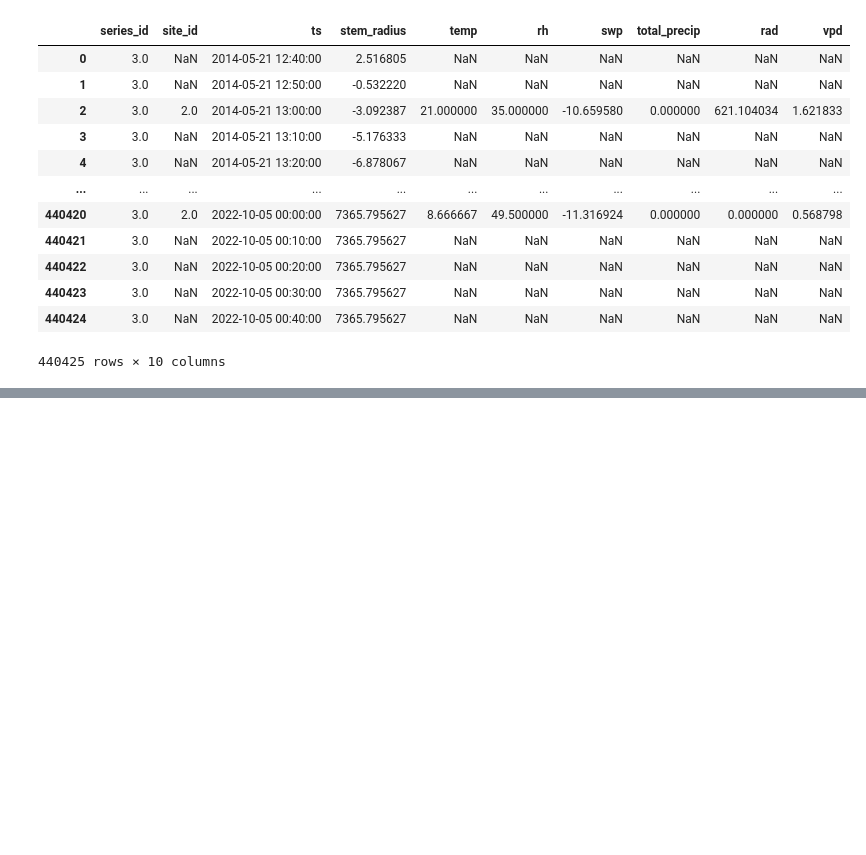
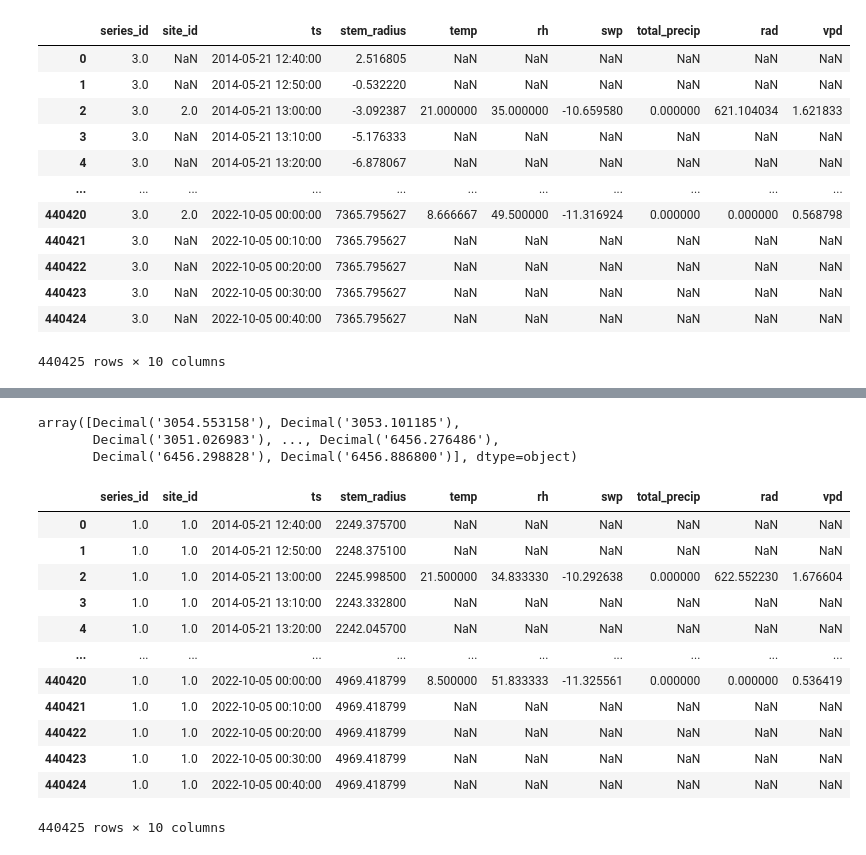
Before and after one commit to treenet/treenetai, a Jupyter notebook: task_scripts/raw_data_elaboration.ipynb, the cells around one changed output, grey strips where cells are left out. Saved outputs shown, nothing was run; the diff lists cells and outputs as text; code cells hidden in the pictures; blank space fills up the shorter version.

```diff
--- a/task_scripts/raw_data_elaboration.ipynb
+++ b/task_scripts/raw_data_elaboration.ipynb
@@ -15,7 +8,7 @@ To enable the following instructions: AVX2 FMA, in other operations, rebuild Ten
 # %%
-meta = dpl.load_dataframe("/home/lukovic/data/treenet/server_data/metadata.pkl")
-dendro = dpl.load_dataframe("/home/lukovic/data/treenet/server_data/data_dendro_lm.pkl")
-clima = dpl.load_dataframe("/home/lukovic/data/treenet/server_data/data_meteo_l2.pkl")
+meta = dpl.load_dataframe("/storage/lukovic/Data/FORWARDS/treenet/server_data/metadata.pkl")
+dendro = dpl.load_dataframe("/storage/lukovic/Data/FORWARDS/treenet/server_data/data_dendro_lm.pkl")
+clima = dpl.load_dataframe("/storage/lukovic/Data/FORWARDS/treenet/server_data/data_meteo_l2.pkl")
 # %%
 meta
 # %% [output]
@@ -299,2 +271,2 @@ df[1]
 # %%
-combined_data = dpl.load_dataframe("/storage/lukovic/Data/FORWARDS/treenet/server_data/combined_dendro_climate.pkl")
+combined_data = dpl.load_dataframe("/storage/lukovic/Data/FORWARDS/treenet/server_data/combined_dendro_climate_dictionary.pkl")
@@ -316,0 +296,24 @@ combined_data[2]
+# %%
+a = combined_data[1]
+# %%
+np.asarray(a['stem_radius'])
+# %% [output]
+array([Decimal('3054.553158'), Decimal('3053.101185'),
+       Decimal('3051.026983'), ..., Decimal('6456.276486'),
+       Decimal('6456.298828'), Decimal('6456.886800')], dtype=object)
+# %%
+a
+# %% [output]
+|  | series_id | site_id | ts | stem_radius | temp | rh | swp | total_precip | rad | vpd |
+| 0 | 1.0 | 1.0 | 2014-05-21 12:40:00 | 2249.375700 | NaN | NaN | NaN | NaN | NaN | NaN |
+| 1 | 1.0 | 1.0 | 2014-05-21 12:50:00 | 2248.375100 | NaN | NaN | NaN | NaN | NaN | NaN |
+| 2 | 1.0 | 1.0 | 2014-05-21 13:00:00 | 2245.998500 | 21.500000 | 34.833330 | -10.292638 | 0.000000 | 622.552230 | 1.676604 |
+| 3 | 1.0 | 1.0 | 2014-05-21 13:10:00 | 2243.332800 | NaN | NaN | NaN | NaN | NaN | NaN |
+| 4 | 1.0 | 1.0 | 2014-05-21 13:20:00 | 2242.045700 | NaN | NaN | NaN | NaN | NaN | NaN |
+| ... | ... | ... | ... | ... | ... | ... | ... | ... | ... | ... |
+| 440420 | 1.0 | 1.0 | 2022-10-05 00:00:00 | 4969.418799 | 8.500000 | 51.833333 | -11.325561 | 0.000000 | 0.000000 | 0.536419 |
+| 440421 | 1.0 | 1.0 | 2022-10-05 00:10:00 | 4969.418799 | NaN | NaN | NaN | NaN | NaN | NaN |
+| 440422 | 1.0 | 1.0 | 2022-10-05 00:20:00 | 4969.418799 | NaN | NaN | NaN | NaN | NaN | NaN |
+| 440423 | 1.0 | 1.0 | 2022-10-05 00:30:00 | 4969.418799 | NaN | NaN | NaN | NaN | NaN | NaN |
+| 440424 | 1.0 | 1.0 | 2022-10-05 00:40:00 | 4969.418799 | NaN | NaN | NaN | NaN | NaN | NaN |
+440425 rows × 10 columns
```
Also changed, not shown: parts of 15 cells of this notebook, 8 other files.
